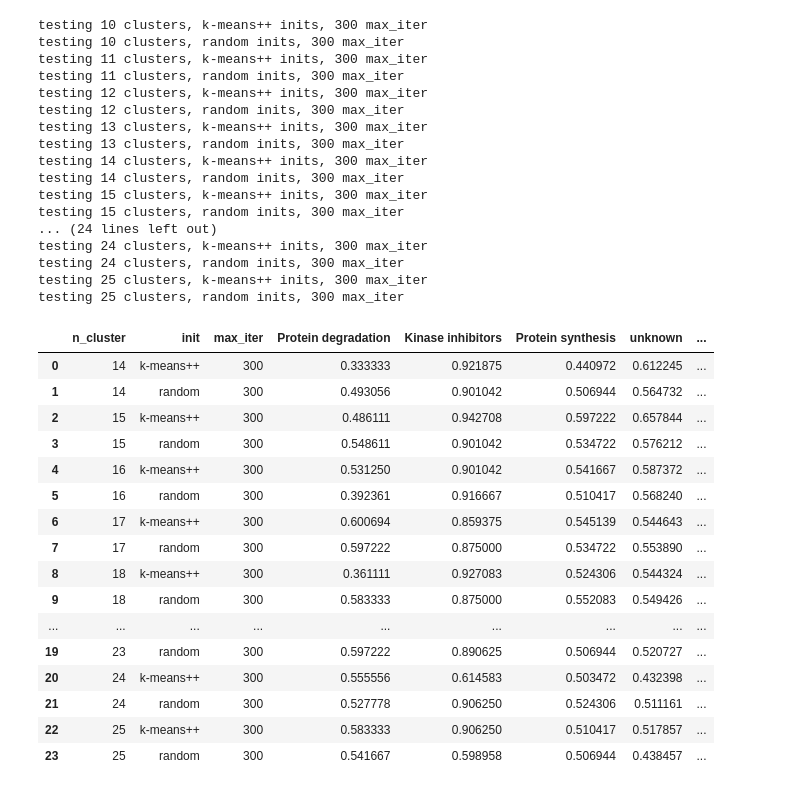
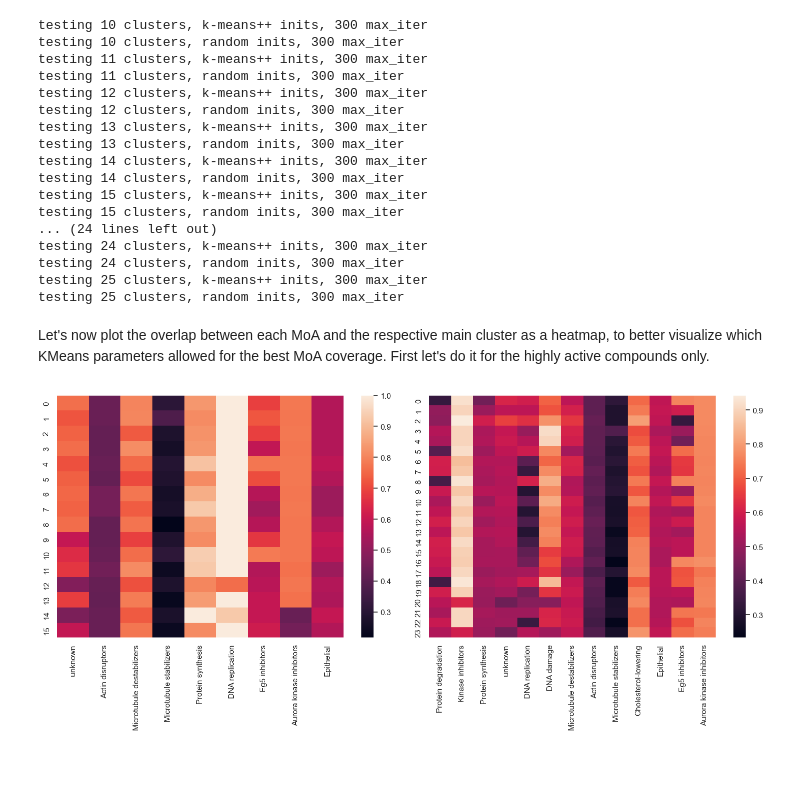
Before and after one commit to mattHG70/SIADS696_Milestone2, a Jupyter notebook: notebooks/compound_DMSO_distance.ipynb, the cells around one changed output. Cells and saved outputs as stored; diff of their text form; code cells hidden in the pictures; blank space fills up the shorter version.

Commit message:
Clustering finalized

```diff
--- a/notebooks/compound_DMSO_distance.ipynb
+++ b/notebooks/compound_DMSO_distance.ipynb
@@ -323,23 +323,14 @@ testing 24 clusters, k-means++ inits, 300 max_iter
 testing 24 clusters, random inits, 300 max_iter
 testing 25 clusters, k-means++ inits, 300 max_iter
 testing 25 clusters, random inits, 300 max_iter
-# %%
-summary_df_high_moderate
-# %% [output]
-|  | n_cluster | init | max_iter | Protein degradation | Kinase inhibitors | Protein synthesis | unknown | ... |
-| 0 | 14 | k-means++ | 300 | 0.333333 | 0.921875 | 0.440972 | 0.612245 | ... |
-| 1 | 14 | random | 300 | 0.493056 | 0.901042 | 0.506944 | 0.564732 | ... |
-| 2 | 15 | k-means++ | 300 | 0.486111 | 0.942708 | 0.597222 | 0.657844 | ... |
-| 3 | 15 | random | 300 | 0.548611 | 0.901042 | 0.534722 | 0.576212 | ... |
-| 4 | 16 | k-means++ | 300 | 0.531250 | 0.901042 | 0.541667 | 0.587372 | ... |
-| 5 | 16 | random | 300 | 0.392361 | 0.916667 | 0.510417 | 0.568240 | ... |
-| 6 | 17 | k-means++ | 300 | 0.600694 | 0.859375 | 0.545139 | 0.544643 | ... |
-| 7 | 17 | random | 300 | 0.597222 | 0.875000 | 0.534722 | 0.553890 | ... |
-| 8 | 18 | k-means++ | 300 | 0.361111 | 0.927083 | 0.524306 | 0.544324 | ... |
-| 9 | 18 | random | 300 | 0.583333 | 0.875000 | 0.552083 | 0.549426 | ... |
-| ... | ... | ... | ... | ... | ... | ... | ... | ... |
-| 19 | 23 | random | 300 | 0.597222 | 0.890625 | 0.506944 | 0.520727 | ... |
-| 20 | 24 | k-means++ | 300 | 0.555556 | 0.614583 | 0.503472 | 0.432398 | ... |
-| 21 | 24 | random | 300 | 0.527778 | 0.906250 | 0.524306 | 0.511161 | ... |
-| 22 | 25 | k-means++ | 300 | 0.583333 | 0.906250 | 0.510417 | 0.517857 | ... |
-| 23 | 25 | random | 300 | 0.541667 | 0.598958 | 0.506944 | 0.438457 | ... |
+# %% [markdown]
+Let's now plot the overlap between each MoA and the respective main cluster as a heatmap, to better visualize which KMeans parameters allowed for the best MoA coverage. First let's do it for the highly active compounds only.
+# %%
+summary_df_high = pd.read_pickle('summary_df_high')
+summary_df_high_moderate = pd.read_pickle('summary_df_high_moderate')
+fig, ax = plt.subplots(1,2, figsize=(15, 7))
+sns.heatmap(summary_df_high.iloc[:, 3:], ax = ax.flatten()[0])
+sns.heatmap(summary_df_high_moderate.iloc[:, 3:], ax = ax.flatten()[1])
+fig.tight_layout()
+# %% [output]
+[figure, added]
```
Also changed, not shown: parts of 15 cells of this notebook.
